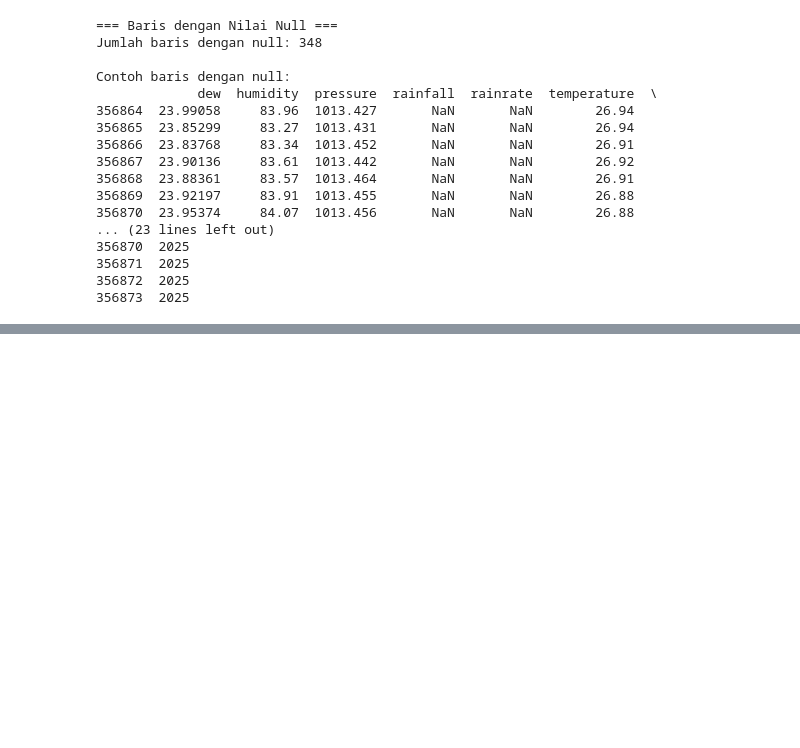
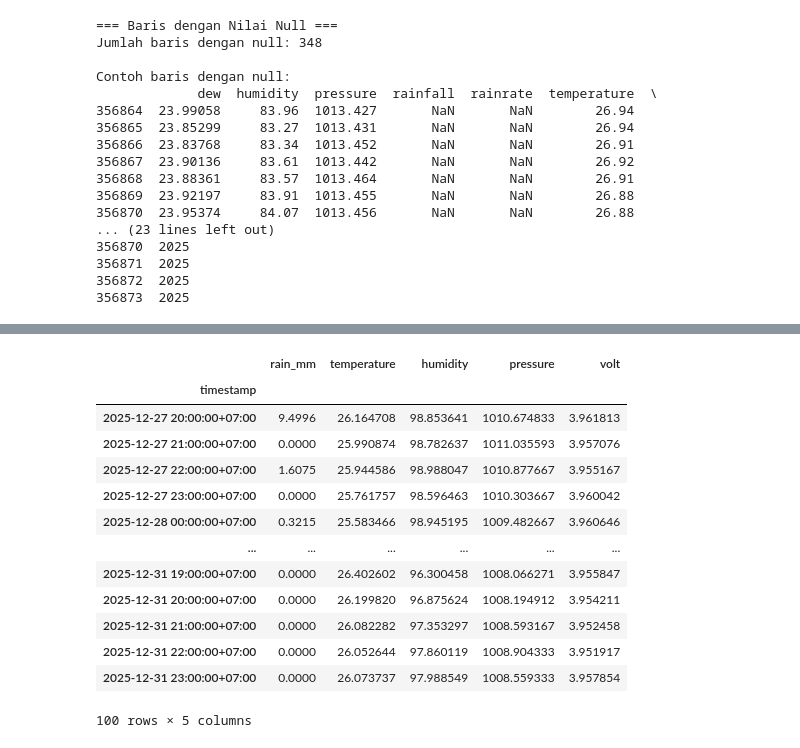
Before and after one commit to evanalif113/Catatan_Meteorologi, a Jupyter notebook: model-prediksi-estimasi-data-sensor.ipynb, the cells around one changed output, grey strips where cells are left out. Cells and saved outputs as stored; diff of their text form; code cells hidden in the pictures; blank space fills up the shorter version.

```diff
--- a/model-prediksi-estimasi-data-sensor.ipynb
+++ b/model-prediksi-estimasi-data-sensor.ipynb
@@ -691,0 +762,17 @@ Menampilkan plot perbandingan per jam...
+# %%
+df_hourly.tail(100)
+# %% [output]
+|  | rain_mm | temperature | humidity | pressure | volt |
+| timestamp |  |  |  |  |  |
+| 2025-12-27 20:00:00+07:00 | 9.4996 | 26.164708 | 98.853641 | 1010.674833 | 3.961813 |
+| 2025-12-27 21:00:00+07:00 | 0.0000 | 25.990874 | 98.782637 | 1011.035593 | 3.957076 |
+| 2025-12-27 22:00:00+07:00 | 1.6075 | 25.944586 | 98.988047 | 1010.877667 | 3.955167 |
+| 2025-12-27 23:00:00+07:00 | 0.0000 | 25.761757 | 98.596463 | 1010.303667 | 3.960042 |
+| 2025-12-28 00:00:00+07:00 | 0.3215 | 25.583466 | 98.945195 | 1009.482667 | 3.960646 |
+| ... | ... | ... | ... | ... | ... |
+| 2025-12-31 19:00:00+07:00 | 0.0000 | 26.402602 | 96.300458 | 1008.066271 | 3.955847 |
+| 2025-12-31 20:00:00+07:00 | 0.0000 | 26.199820 | 96.875624 | 1008.194912 | 3.954211 |
+| 2025-12-31 21:00:00+07:00 | 0.0000 | 26.082282 | 97.353297 | 1008.593167 | 3.952458 |
+| 2025-12-31 22:00:00+07:00 | 0.0000 | 26.052644 | 97.860119 | 1008.904333 | 3.951917 |
+| 2025-12-31 23:00:00+07:00 | 0.0000 | 26.073737 | 97.988549 | 1008.559333 | 3.957854 |
+100 rows × 5 columns
```
Also changed, not shown: parts of 21 cells of this notebook, 5 other files.
